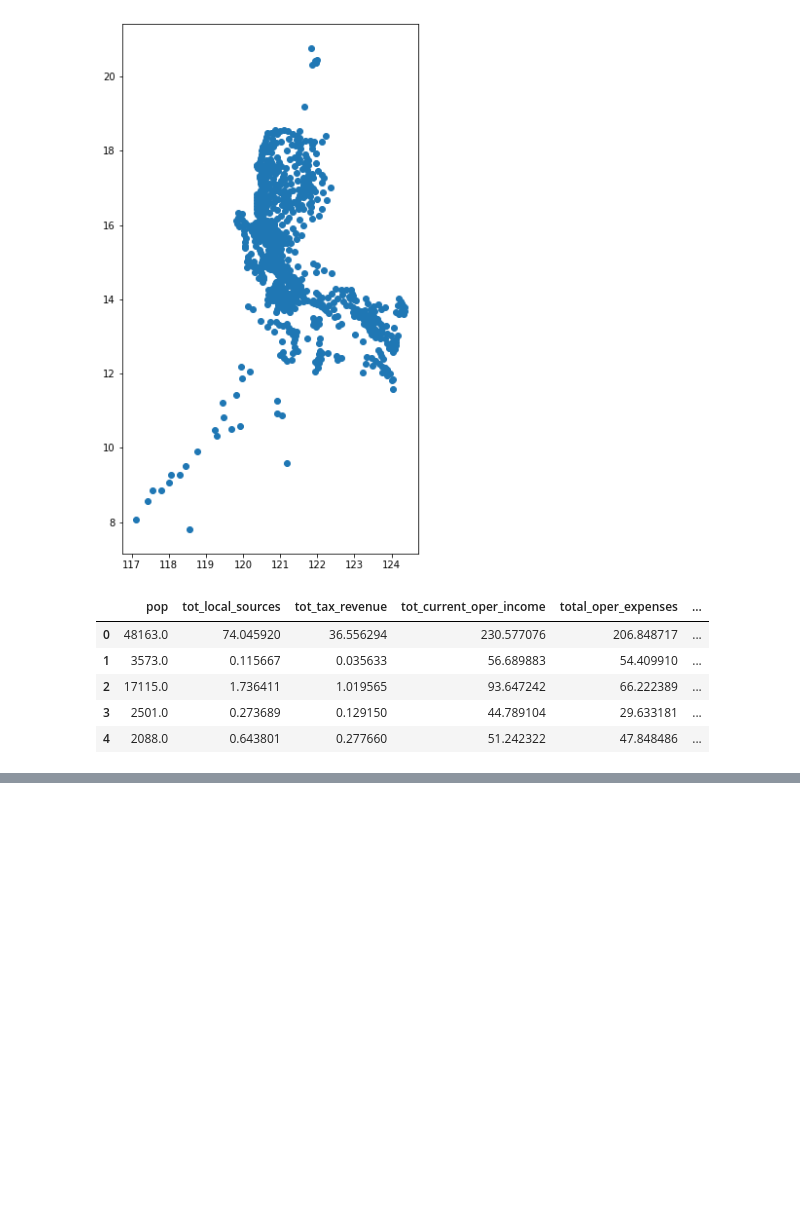
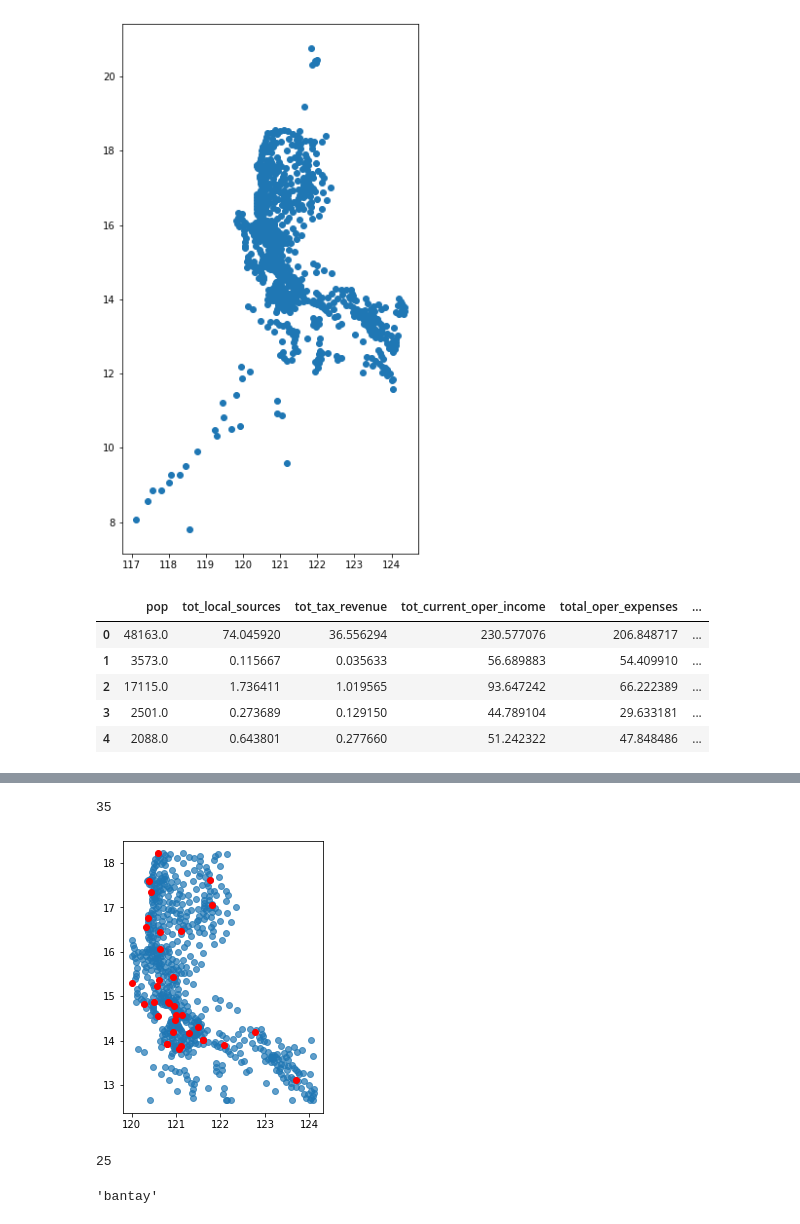
Before and after one commit to ralphcaubalejo/Geospatial-Analysis-Project, a Jupyter notebook: substation_jojie.ipynb, the cells around one changed output, grey strips where cells are left out. Drawn from its saved outputs; the diff is of its cells as text; code cells hidden in the pictures; blank space fills up the shorter version.

```diff
--- a/substation_jojie.ipynb
+++ b/substation_jojie.ipynb
@@ -129,0 +281,24 @@ gdf_pop.drop(['centroid','shp_province','shp_municipality'],axis=1).to_csv('cent
+# %%
+p30 = fixed_pdf.getPage(30).extractText()
+p30=p30.replace('\n2\n','\n').replace('\n3\n','\n').replace('\n-\n','').replace(' \nPlant\n',' ')
+des = re.findall(r'\nDescription\n ([\s\S.]+?)\nsubject',p30)[0]
+p30l = re.findall(r'(\n.+?\n \n.+?\n)',des)[:-2]
+df3a = pd.DataFrame(columns=['code','name'])
+for y,x in enumerate(p30l):
+    x1 = re.findall(r'\n(.+)_',x)[0]
+    try:
+        x2 = re.findall(r'\n(.+) substation',x)[0]
+    except:
+        try:
+            x2 = re.findall(r'\n(.+)? \bstation\b',x)[0]
+        except:
+            try:
+                x2 = re.findall(r'\n(.+) ',x)[0]
+            except:
+                pass
+    df3a.loc[y] = [x1,x2]
+df3a=df3a.drop_duplicates()
+# %%
+df4a = pd.concat([dfa,df1a,df2a,df3a]).reset_index(drop=True)
+df4a['matchingname2'] = df4a['name'].str.lower()
+df4a.head()
@@ -129,0 +312,20 @@ gdf_pop.drop(['centroid','shp_province','shp_municipality'],axis=1).to_csv('cent
+# %%
+subs_iemop = subs_luzon[subs_luzon['matchingname1'].isin(df4a['matchingname2'])]
+subs_iemop = subs_iemop.reset_index(drop=True)
+len(subs_iemop)
+# %% [output]
+35
+# %%
+fig,ax = plt.subplots(1,1,figsize=(5,5))
+df4.centroid.plot(ax=ax,alpha=0.7)
+subs_iemop.plot(ax=ax,color='red');
+# %% [output]
+[figure, added]
+# %%
+subs_iemop.distance(df4.centroid[0]).sort_values().index[0]
+# %% [output]
+25
+# %%
+subs_iemop.loc[25]['matchingname1']
+# %% [output]
+'bantay'
```
Also changed, not shown: parts of 27 cells of this notebook.
